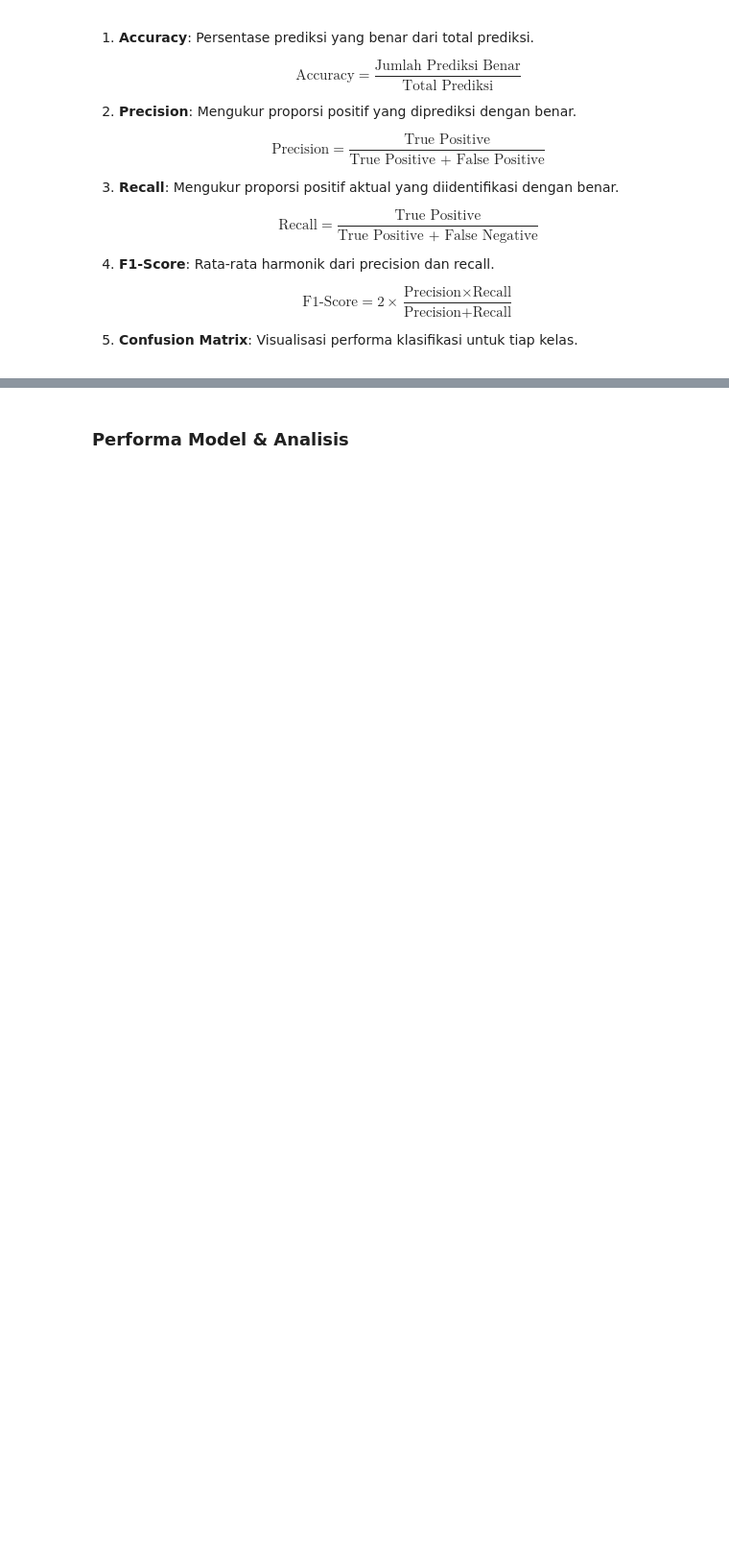
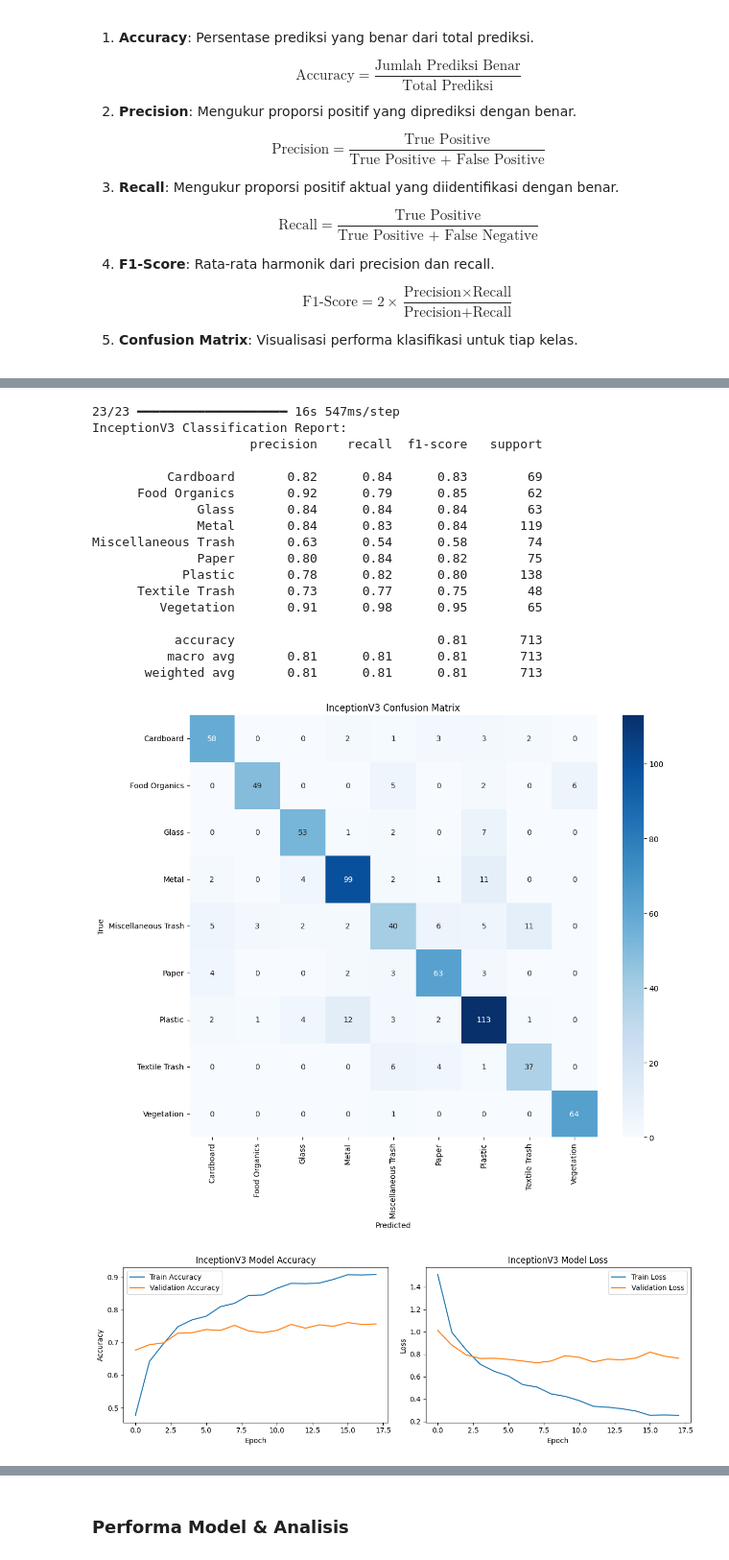
Before and after one commit to RazerArdi/GreenSort---Intelligent-Waste-Classification-System, a Jupyter notebook: CapstoneDBS.ipynb, the cells around one changed output, grey strips where cells are left out. Shown at 96% size. Saved outputs shown, nothing was run; the diff lists cells and outputs as text; code cells hidden in the pictures; blank space fills up the shorter version.

Commit message:
add model inceptionV3

```diff
--- a/CapstoneDBS.ipynb
+++ b/CapstoneDBS.ipynb
@@ -661,0 +801,59 @@ Miscellaneous Trash       0.77      0.65      0.71        74
+# %%
+from sklearn.metrics import classification_report, confusion_matrix
+
+# Evaluasi model InceptionV3
+inception_y_pred_probs = inception_model.predict(test_ds)
+inception_y_pred = np.argmax(inception_y_pred_probs, axis=1)
+
+# Classification report untuk InceptionV3
+print("InceptionV3 Classification Report:")
+print(classification_report(y_true, inception_y_pred, target_names=categories))
+
+# Confusion matrix untuk InceptionV3
+inception_cm = confusion_matrix(y_true, inception_y_pred)
+plt.figure(figsize=(12, 10))
+sns.heatmap(inception_cm, annot=True, fmt='d', cmap='Blues', xticklabels=categories, yticklabels=categories)
+plt.xlabel('Predicted')
+plt.ylabel('True')
+plt.title('InceptionV3 Confusion Matrix')
+plt.show()
+
+# Visualisasi grafik performa training InceptionV3
+plt.figure(figsize=(12, 4))
+plt.subplot(1, 2, 1)
+plt.plot(inception_history.history['accuracy'], label='Train Accuracy')
+plt.plot(inception_history.history['val_accuracy'], label='Validation Accuracy')
+plt.title('InceptionV3 Model Accuracy')
+plt.xlabel('Epoch')
+plt.ylabel('Accuracy')
+plt.legend()
+
+plt.subplot(1, 2, 2)
+plt.plot(inception_history.history['loss'], label='Train Loss')
+plt.plot(inception_history.history['val_loss'], label='Validation Loss')
+plt.title('InceptionV3 Model Loss')
+plt.xlabel('Epoch')
+plt.ylabel('Loss')
+plt.legend()
+plt.tight_layout()
+plt.show()
+# %% [output]
+23/23 ━━━━━━━━━━━━━━━━━━━━ 16s 547ms/step
+InceptionV3 Classification Report:
+                     precision    recall  f1-score   support
+
+          Cardboard       0.82      0.84      0.83        69
+      Food Organics       0.92      0.79      0.85        62
+              Glass       0.84      0.84      0.84        63
+              Metal       0.84      0.83      0.84       119
+Miscellaneous Trash       0.63      0.54      0.58        74
+              Paper       0.80      0.84      0.82        75
+            Plastic       0.78      0.82      0.80       138
+      Textile Trash       0.73      0.77      0.75        48
+         Vegetation       0.91      0.98      0.95        65
+
+           accuracy                           0.81       713
+          macro avg       0.81      0.81      0.81       713
+       weighted avg       0.81      0.81      0.81       713
+[figure, added]
+[figure, added]
```
Also changed, not shown: parts of 14 cells of this notebook, 26 other files.
